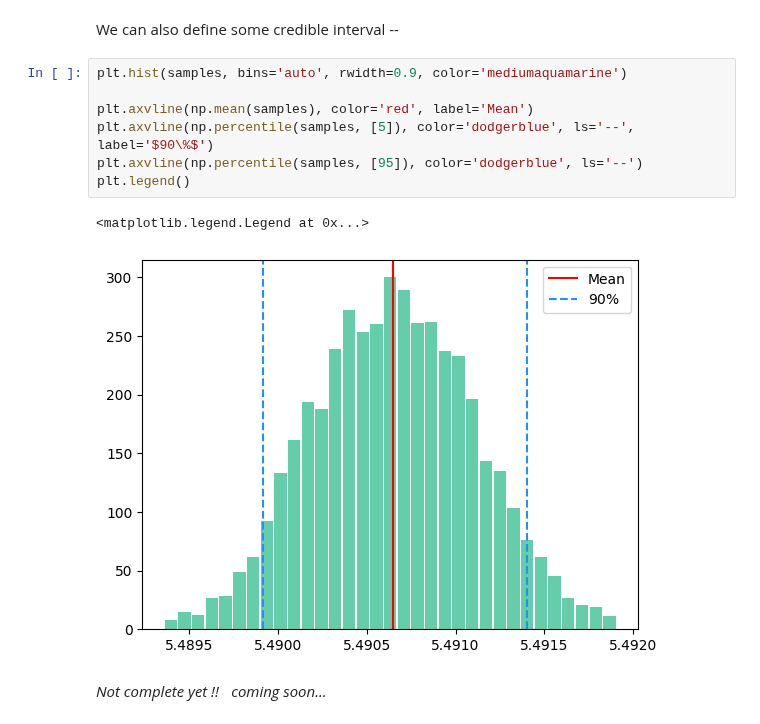
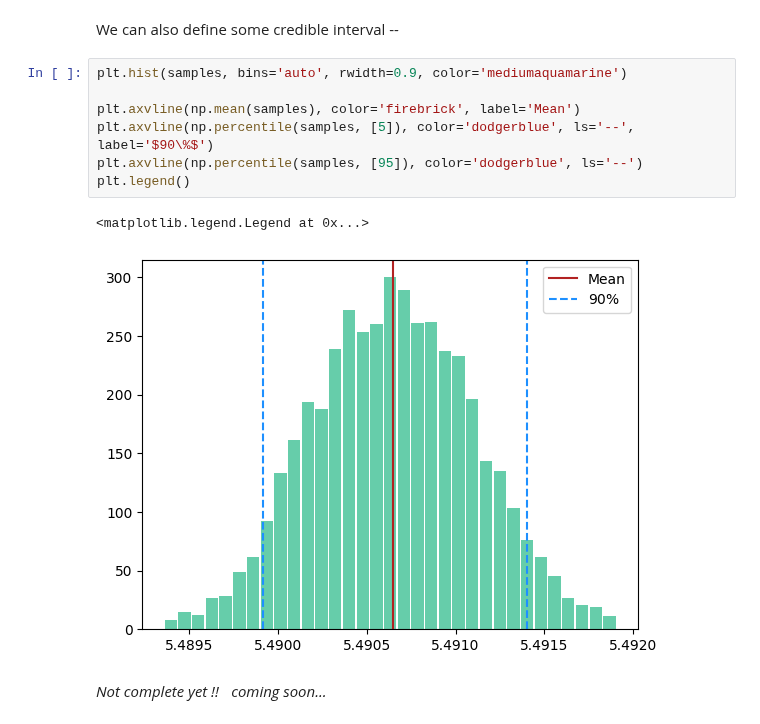
Before and after one commit to RitwikDas007/My-Collections, a Jupyter notebook: Bayesian Inference.ipynb, the cells around one changed output. Drawn from its saved outputs; the diff is of its cells as text.

Commit message:
Update Histogram

```diff
--- a/Bayesian Inference.ipynb
+++ b/Bayesian Inference.ipynb
@@ -448,12 +448,12 @@ We can also define some credible interval --
 # %%
 plt.hist(samples, bins='auto', rwidth=0.9, color='mediumaquamarine')
 
-plt.axvline(np.mean(samples), color='red', label='Mean')
+plt.axvline(np.mean(samples), color='firebrick', label='Mean')
 plt.axvline(np.percentile(samples, [5]), color='dodgerblue', ls='--', label='$90\%$')
 plt.axvline(np.percentile(samples, [95]), color='dodgerblue', ls='--')
 plt.legend()
 # %% [output]
 <matplotlib.legend.Legend at 0x...>
-[figure, old version]
+[figure, new version]
 # %% [markdown]
 <i>Not complete yet !! $\;$ coming soon...
```
Also changed, not shown: parts of 1 cell of this notebook.
